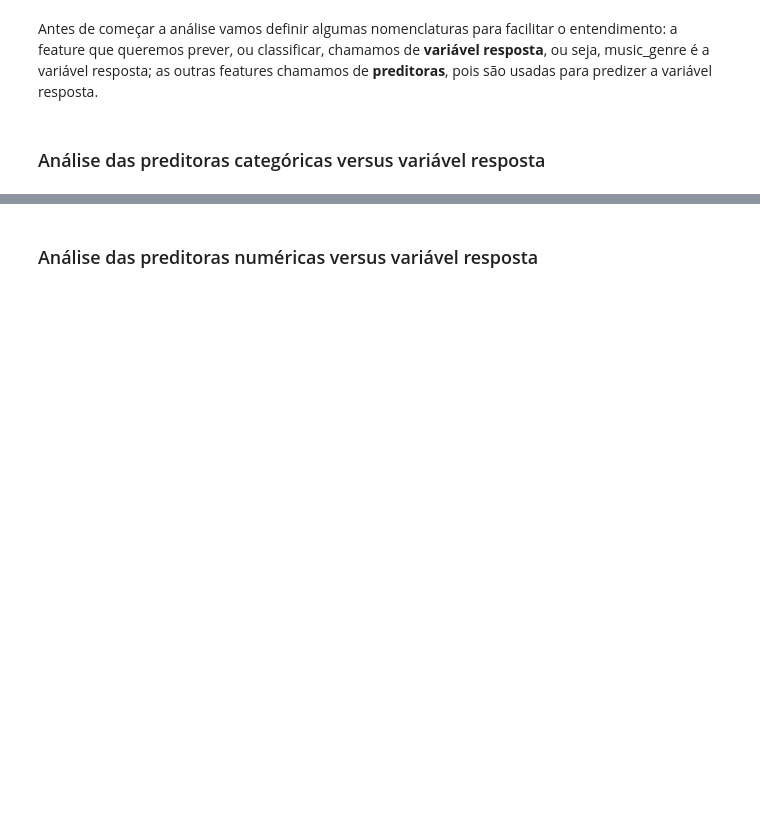
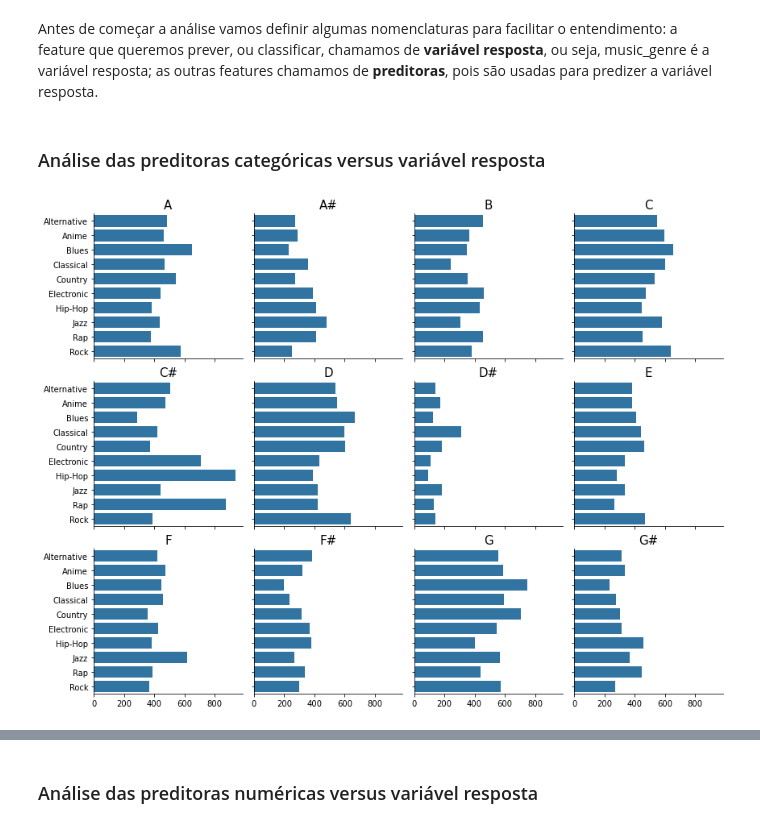
Before and after one commit to cvmoretti/spotify-prediction-task, a Jupyter notebook: music_genre_classification.ipynb, the cells around one changed output, grey strips where cells are left out. Drawn from its saved outputs; the diff is of its cells as text; code cells hidden in the pictures; blank space fills up the shorter version.

```diff
--- a/music_genre_classification.ipynb
+++ b/music_genre_classification.ipynb
@@ -183,3 +183,10 @@ Com as manipulações que fizemos até aqui, podemos partir para a análise expl
 Antes de começar a análise vamos definir algumas nomenclaturas para facilitar o entendimento: a feature que queremos prever, ou classificar, chamamos de **variável resposta**, ou seja, music_genre é a variável resposta; as outras features chamamos de **preditoras**, pois são usadas para predizer a variável resposta.
 # %% [markdown]
 ### Análise das preditoras categóricas versus variável resposta
+# %%
+sns.FacetGrid(spotify, col = "key", col_wrap = 4).\
+map_dataframe(sns.countplot, y = "music_genre").\
+set_titles(col_template = "{col_name}", size = 15)
+plt.show()
+# %% [output]
+[figure, added]
```
Also changed, not shown: parts of 10 cells of this notebook.
